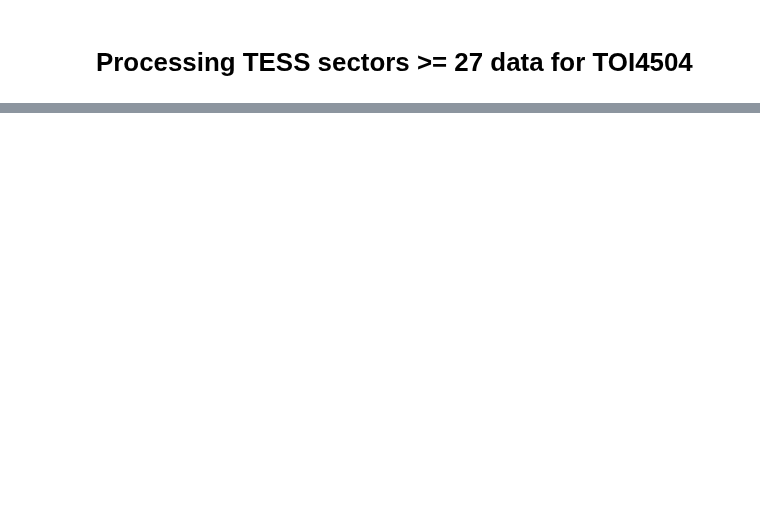
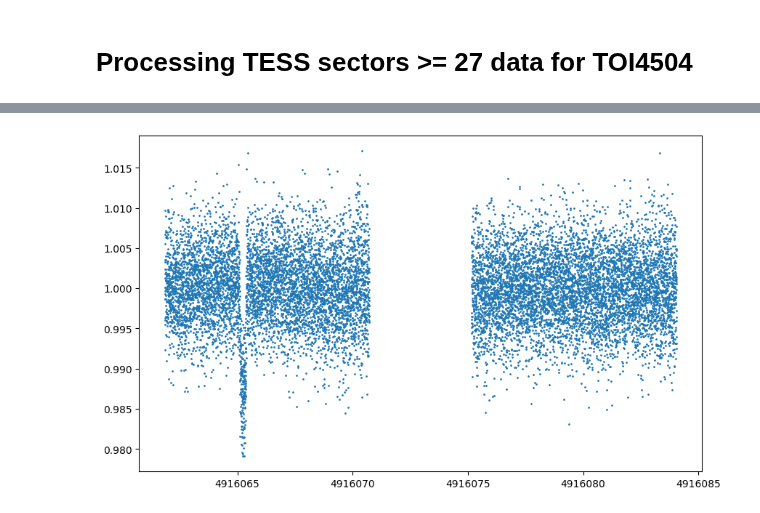
Before and after one commit to lichtgestalter/curvesimulator, a Jupyter notebook: process_TESS_data/process_sector_027-094.ipynb, the cells around one changed output, grey strips where cells are left out. Saved outputs shown, nothing was run; the diff lists cells and outputs as text; code cells hidden in the pictures; blank space fills up the shorter version.

```diff
--- a/process_TESS_data/process_sector_027-094.ipynb
+++ b/process_TESS_data/process_sector_027-094.ipynb
@@ -33,0 +40,5 @@ transit28 = Transit(28, "cT8", [C_TRANSITS[4]-0.3], [C_TRANSITS[4]+0.3], path +
+# %%
+plot_flux_df(transit28.df_normalized)
+# plot_flux_df(transit28.df_processed)
+# %% [output]
+[figure, added]
```
Also changed, not shown: parts of 2 cells of this notebook, 1 other file.
